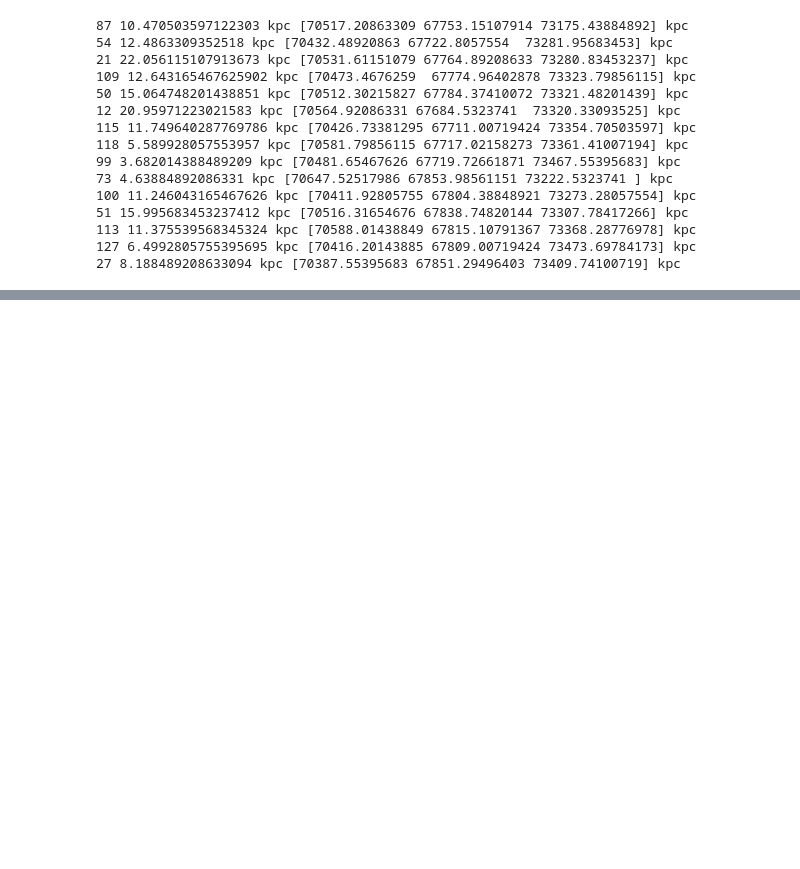
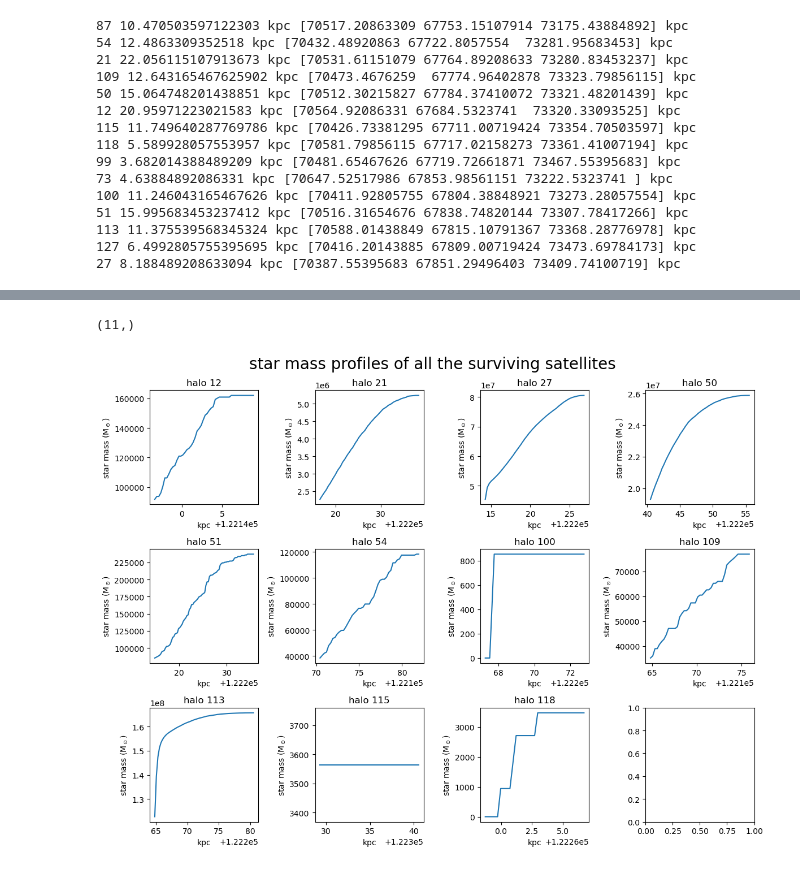
Before and after one commit to nguyenbinh1612/STScI_Summer2022, a Jupyter notebook: halos_surviving.ipynb, the cells around one changed output, grey strips where cells are left out. Drawn from its saved outputs; the diff is of its cells as text; code cells hidden in the pictures; blank space fills up the shorter version.

Commit message:
finally did something with the mass profilesgit add .git add .

```diff
--- a/halos_surviving.ipynb
+++ b/halos_surviving.ipynb
@@ -396,0 +462,48 @@ Now, we go through each of the satellites and get their respective mass profiles
+# %%
+# Now finally, we construct the mass profile using spherical shells!
+
+all_mass_profiles = []
+
+for i in range(np.size(halos_with_stars)):
+    radius_array = all_radius_array[i]
+    stars_3d_loc = all_stars_3d_loc[i]
+    stars_mass = all_stars_mass[i]
+    mass_profile_stars = np.zeros(np.size(radius_array))
+
+    h = 0
+    for radius_value in radius_array:
+        particles_idx = np.where((stars_3d_loc < (YTArray(radius_value, 'kpc') + bin_size)))
+        masses_in_here = np.sum(stars_mass[particles_idx])
+        mass_profile_stars[h] = masses_in_here
+        h += 1
+
+    all_mass_profiles.append(mass_profile_stars)
+
+all_mass_profiles = np.array(all_mass_profiles, dtype='object')
+print(np.shape(all_mass_profiles))
+# %% [output]
+(11,)
+# %%
+# Now's the interesting plotting part!
+
+halo_idx_array = np.reshape(np.arange(0, 12, 1), (3, 4))
+
+fig, ax = plt.subplots(3, 4, figsize=[12, 9])
+
+for i in range(0, 3):
+    for j in range(0, 4):
+        halo_idx = halo_idx_array[i, j]
+        if halo_idx >= (np.size(halos_with_stars)):
+            break
+        else:
+            ax[i,j].plot(all_radius_array[halo_idx], all_mass_profiles[halo_idx])
+            ax[i,j].set_title('halo ' + str(halos_with_stars[halo_idx]))
+            ax[i,j].set_xlabel('kpc')
+            ax[i,j].set_ylabel('star mass (M$_\odot$)')
+
+plt.suptitle('star mass profiles of all the surviving satellites', fontsize=20)
+plt.tight_layout()
+plt.style.use('default')
+plt.savefig('plots/surviving_sat_star_mass.png')
+# %% [output]
+[figure, added]
```
Also changed, not shown: parts of 4 cells of this notebook, 1 other file.
